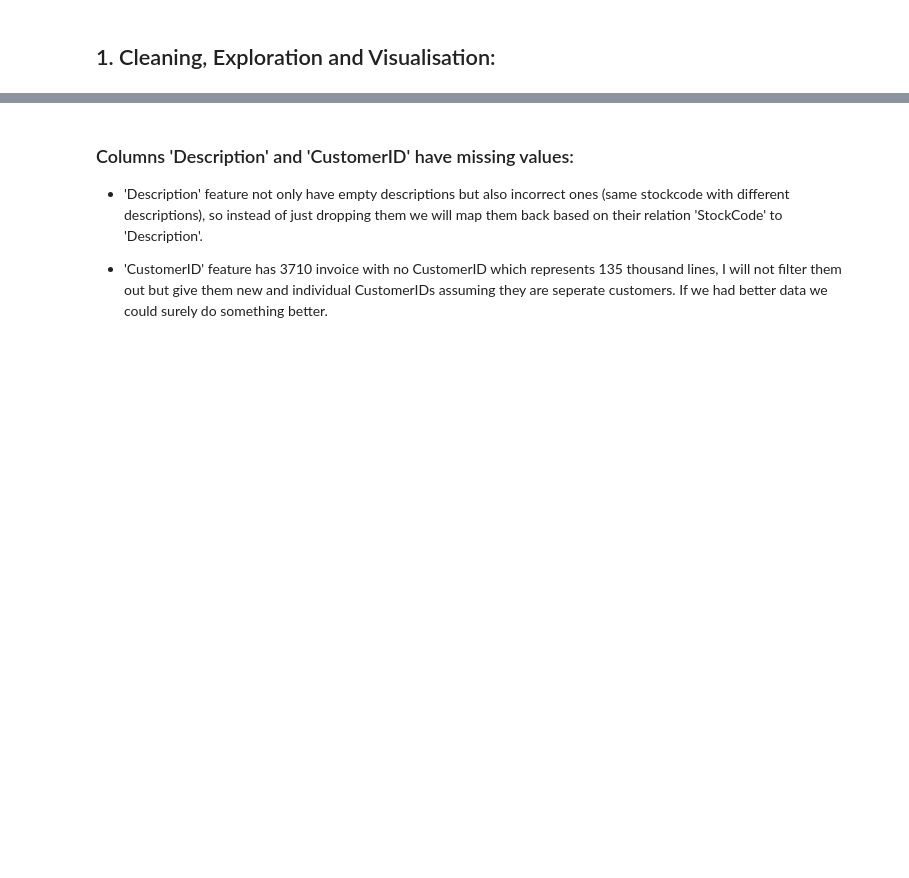
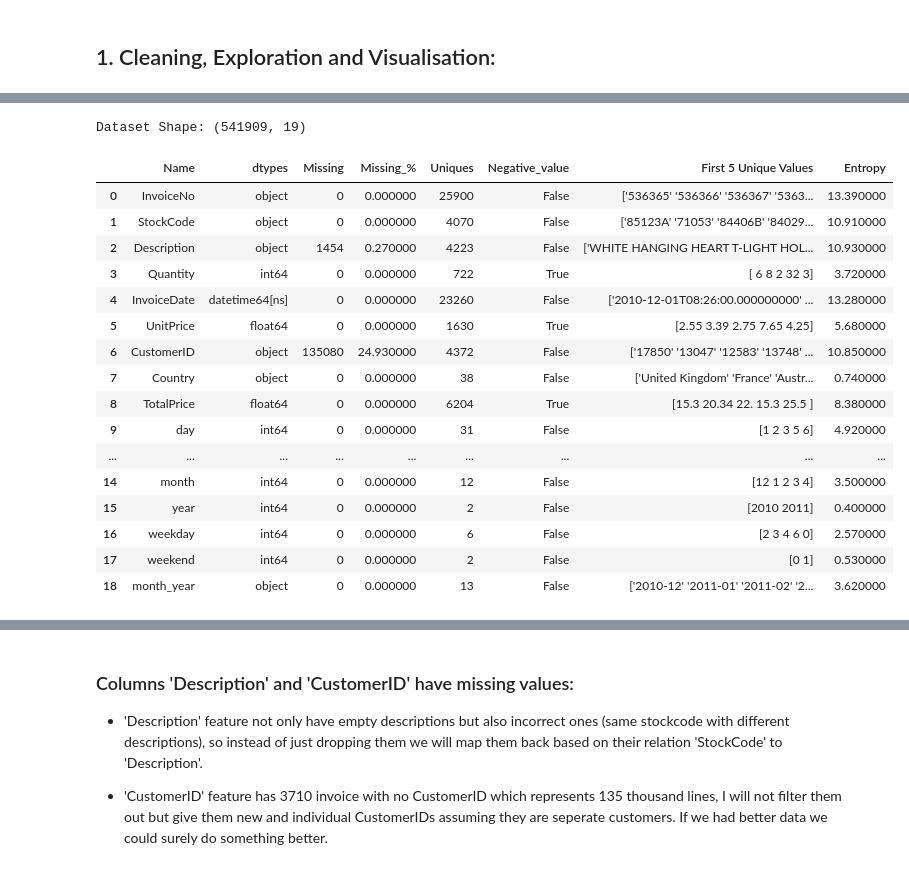
Before and after one commit to loulouOz/Customer-Insights-Analysis-RFM-Segmentation, a Jupyter notebook: customer_insights.ipynb, the cells around one changed output, grey strips where cells are left out. Saved outputs shown, nothing was run; the diff lists cells and outputs as text; code cells hidden in the pictures; blank space fills up the shorter version.

```diff
--- a/customer_insights.ipynb
+++ b/customer_insights.ipynb
@@ -64,4 +67,59 @@ rows: 541909 columns: 8
 | 0 | 536365 | 85123A | WHITE HANGING HEART T-LIGHT HOLDER | 6 | 2010-12-01 08:26:00 | 2.55 | 17850 | United Kingdom | 15.30 | ... |
 | 1 | 536365 | 71053 | WHITE METAL LANTERN | 6 | 2010-12-01 08:26:00 | 3.39 | 17850 | United Kingdom | 20.34 | ... |
 | 2 | 536365 | 84406B | CREAM CUPID HEARTS COAT HANGER | 8 | 2010-12-01 08:26:00 | 2.75 | 17850 | United Kingdom | 22.00 | ... |
+# %%
+def resume_table(df):
+    print(f"Dataset Shape: {df.shape}")
+    summary = pd.DataFrame(df.dtypes,columns=['dtypes'])
+    summary = summary.reset_index()
+    summary['Name'] = summary['index']
+    summary = summary[['Name','dtypes']]
+    summary['Missing'] = df.isnull().sum().values
+    summary['Missing_%'] = np.round(df.isnull().sum().values / len(df) *100,2)
+    summary['Uniques'] = df.nunique().values
+    summary['Negative_value'] = [(df[x].values < 0).any() if df[x].dtype.name not in ['object','category','datetime64[ns]'] else False for x in df.columns]
+    summary['First 5 Unique Values'] = [x for x in pd.Series({c: df[c].unique()[:5] for c in df})]
+
+    ## Entropy is the measures of impurity, disorder or uncertainty.
+    ## Entropy controls how a Decision Tree decides to split the data. It actually effects how a Decision Tree draws its boundaries.
+    ## An attribute with highest Information gain will tested/split first.
+    for name in summary['Name'].value_counts().index:
+        summary.loc[summary['Name'] == name, 'Entropy'] = round(stats.entropy(df[name].value_counts(normalize=True), base=2),2)
+
+    return summary
+
+def highlight_mins(s):
+    is_min = s > 0
+    return ['background-color: red' if v else '' for v in is_min]
+
+def negative(s):
+    is_neg = s == True
+    return ['background-color: orange' if v else '' for v in is_neg]
+
+df_resume = resume_table(df)
+
+df_resume.fillna(np.nan).style.apply(highlight_mins, subset=pd.IndexSlice[:, ['Missing']])\
+                        .apply(negative, subset=pd.IndexSlice[:, ['Negative_value']])
+
+# df_resume = resume_table(df)
+# df_resume
+# %% [output]
+Dataset Shape: (541909, 19)
+|  | Name | dtypes | Missing | Missing_% | Uniques | Negative_value | First 5 Unique Values | Entropy |
+| 0 | InvoiceNo | object | 0 | 0.000000 | 25900 | False | ['536365' '536366' '536367' '5363... | 13.390000 |
+| 1 | StockCode | object | 0 | 0.000000 | 4070 | False | ['85123A' '71053' '84406B' '84029... | 10.910000 |
+| 2 | Description | object | 1454 | 0.270000 | 4223 | False | ['WHITE HANGING HEART T-LIGHT HOL... | 10.930000 |
+| 3 | Quantity | int64 | 0 | 0.000000 | 722 | True | [ 6 8 2 32 3] | 3.720000 |
+| 4 | InvoiceDate | datetime64[ns] | 0 | 0.000000 | 23260 | False | ['2010-12-01T08:26:00.000000000' ... | 13.280000 |
+| 5 | UnitPrice | float64 | 0 | 0.000000 | 1630 | True | [2.55 3.39 2.75 7.65 4.25] | 5.680000 |
+| 6 | CustomerID | object | 135080 | 24.930000 | 4372 | False | ['17850' '13047' '12583' '13748' ... | 10.850000 |
+| 7 | Country | object | 0 | 0.000000 | 38 | False | ['United Kingdom' 'France' 'Austr... | 0.740000 |
+| 8 | TotalPrice | float64 | 0 | 0.000000 | 6204 | True | [15.3 20.34 22. 15.3 25.5 ] | 8.380000 |
+| 9 | day | int64 | 0 | 0.000000 | 31 | False | [1 2 3 5 6] | 4.920000 |
+| ... | ... | ... | ... | ... | ... | ... | ... | ... |
+| 14 | month | int64 | 0 | 0.000000 | 12 | False | [12 1 2 3 4] | 3.500000 |
+| 15 | year | int64 | 0 | 0.000000 | 2 | False | [2010 2011] | 0.400000 |
+| 16 | weekday | int64 | 0 | 0.000000 | 6 | False | [2 3 4 6 0] | 2.570000 |
+| 17 | weekend | int64 | 0 | 0.000000 | 2 | False | [0 1] | 0.530000 |
+| 18 | month_year | object | 0 | 0.000000 | 13 | False | ['2010-12' '2011-01' '2011-02' '2... | 3.620000 |
 # %%
```
Also changed, not shown: parts of 7 cells of this notebook.
